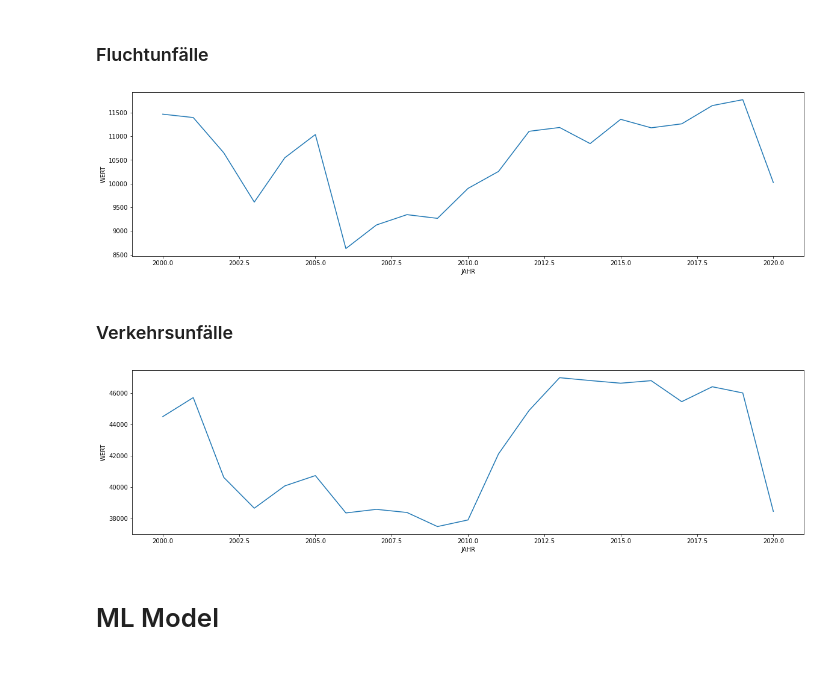
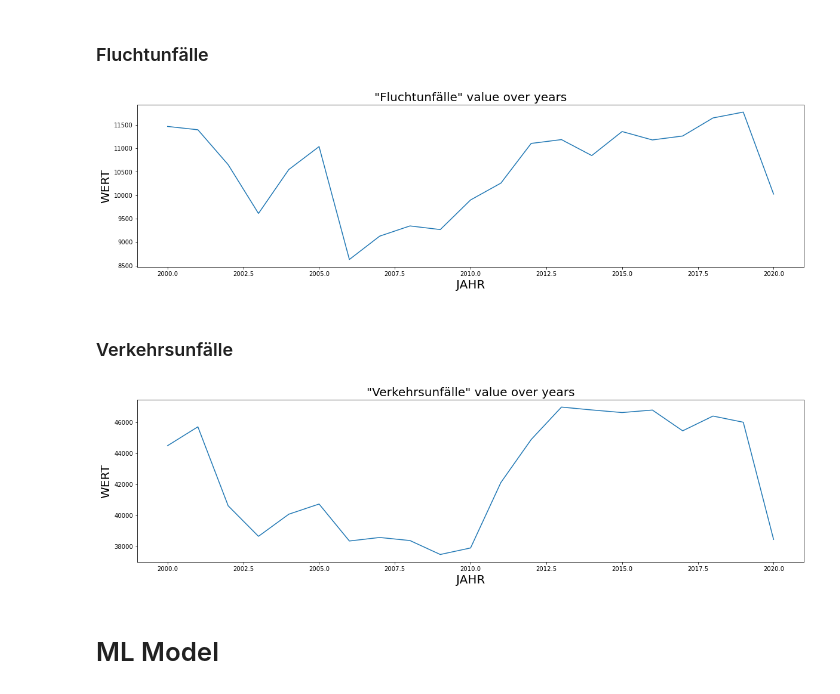
Before and after one commit to simahsnd/DPS-challenge, a Jupyter notebook: EDA_AI_Model.ipynb, the cells around one changed output. Drawn from its saved outputs; the diff is of its cells as text; code cells hidden in the pictures.

```diff
--- a/EDA_AI_Model.ipynb
+++ b/EDA_AI_Model.ipynb
@@ -102,21 +100,27 @@ plt.savefig(f'Alkoholunfälle.png',dpi=90, facecolor=fig.get_facecolor(), edgeco
 # %%
 df_Flucht_ins = df.loc[(df['MONATSZAHL'] == 'Fluchtunfälle') & (df['AUSPRAEGUNG'] == 'insgesamt')]
 # %%
-plt.figure(figsize = (20, 5))
+fig, ax = plt.subplots(figsize=(20, 5))
 sns.lineplot(data=df_Flucht_ins.groupby(['JAHR']).sum(),x="JAHR", y="WERT");
-plt.savefig(f'Fluchtunfälle.png',dpi=90, facecolor=fig.get_facecolor(), edgecolor='None')
+ax.set_title('"Fluchtunfälle" value over years', fontsize=20)
+ax.set_xlabel('JAHR', fontsize=20)
+ax.set_ylabel('WERT', fontsize=20)
+plt.savefig(f'./Figures/Fluchtunfälle.png',dpi=90, facecolor=fig.get_facecolor(), edgecolor='None')
 # %% [output]
-[figure, old version]
+[figure, new version]
 # %% [markdown]
 ### Verkehrsunfälle
 # %%
 df_Verkehr_ins = df.loc[(df['MONATSZAHL'] == 'Verkehrsunfälle') & (df['AUSPRAEGUNG'] == 'insgesamt')]
 # %%
-plt.figure(figsize = (20, 5))
+fig, ax = plt.subplots(figsize=(20, 5))
 sns.lineplot(data=df_Verkehr_ins.groupby(['JAHR']).sum(),x="JAHR", y="WERT");
-plt.savefig(f'Verkehrsunfälle.png',dpi=90, facecolor=fig.get_facecolor(), edgecolor='None')
+ax.set_title('"Verkehrsunfälle" value over years', fontsize=20)
+ax.set_xlabel('JAHR', fontsize=20)
+ax.set_ylabel('WERT', fontsize=20)
+plt.savefig(f'./Figures/Verkehrsunfälle.png',dpi=90, facecolor=fig.get_facecolor(), edgecolor='None')
 # %% [output]
-[figure, old version]
+[figure, new version]
 # %% [markdown]
 # ML Model
 # %% [markdown]
```
Also changed, not shown: parts of 3 cells of this notebook, 5 other files.
